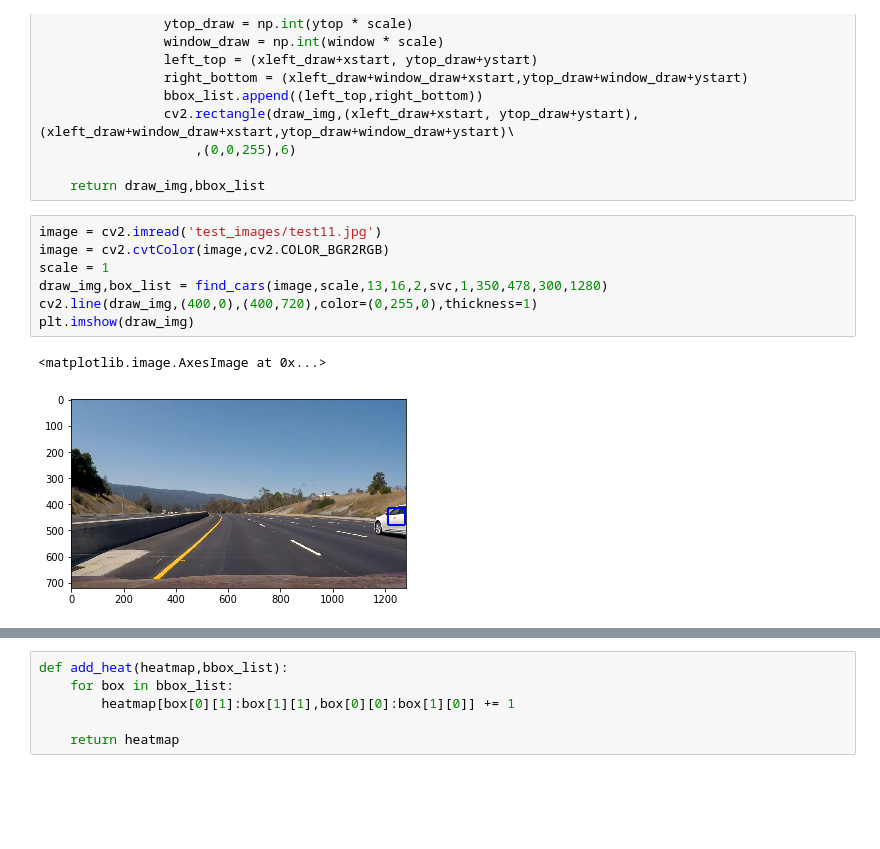
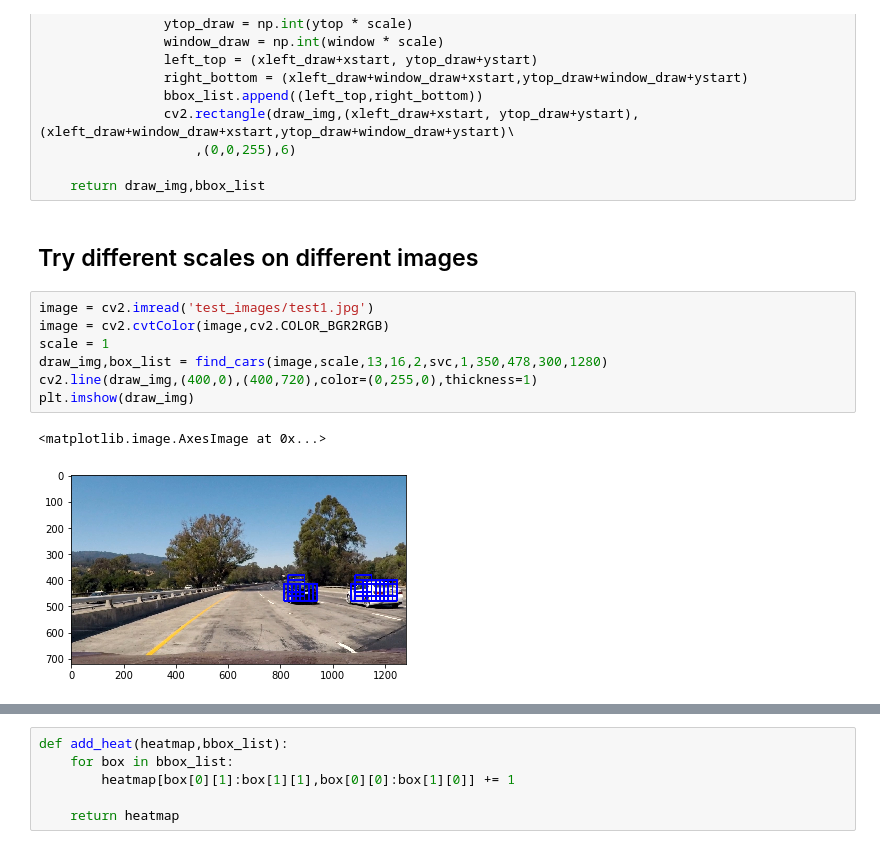
Before and after one commit to root221/CarND-Vehicle-Detection, a Jupyter notebook: VehicleDetectionAndTracking.ipynb, the cells around one changed output, grey strips where cells are left out. Drawn from its saved outputs; the diff is of its cells as text; blank space fills up the shorter version.

```diff
--- a/VehicleDetectionAndTracking.ipynb
+++ b/VehicleDetectionAndTracking.ipynb
@@ -410,16 +282,18 @@ def find_cars(img,scale,orient,pix_per_cell,cell_per_block,svc,cells_per_step,ys
                     ,(0,0,255),6)
 
     return draw_img,bbox_list
+# %% [markdown]
+## Try different scales on different images
 # %%
-image = cv2.imread('test_images/test11.jpg')
+image = cv2.imread('test_images/test1.jpg')
 image = cv2.cvtColor(image,cv2.COLOR_BGR2RGB)
 scale = 1
 draw_img,box_list = find_cars(image,scale,13,16,2,svc,1,350,478,300,1280)
 cv2.line(draw_img,(400,0),(400,720),color=(0,255,0),thickness=1)
 plt.imshow(draw_img)
 # %% [output]
 <matplotlib.image.AxesImage at 0x...>
-[figure, old version]
+[figure, new version]
 # %%
 image = cv2.imread('test_images/test3.jpg')
 image = cv2.cvtColor(image,cv2.COLOR_BGR2RGB)
```
Also changed, not shown: parts of 34 cells of this notebook, 1 other file.
